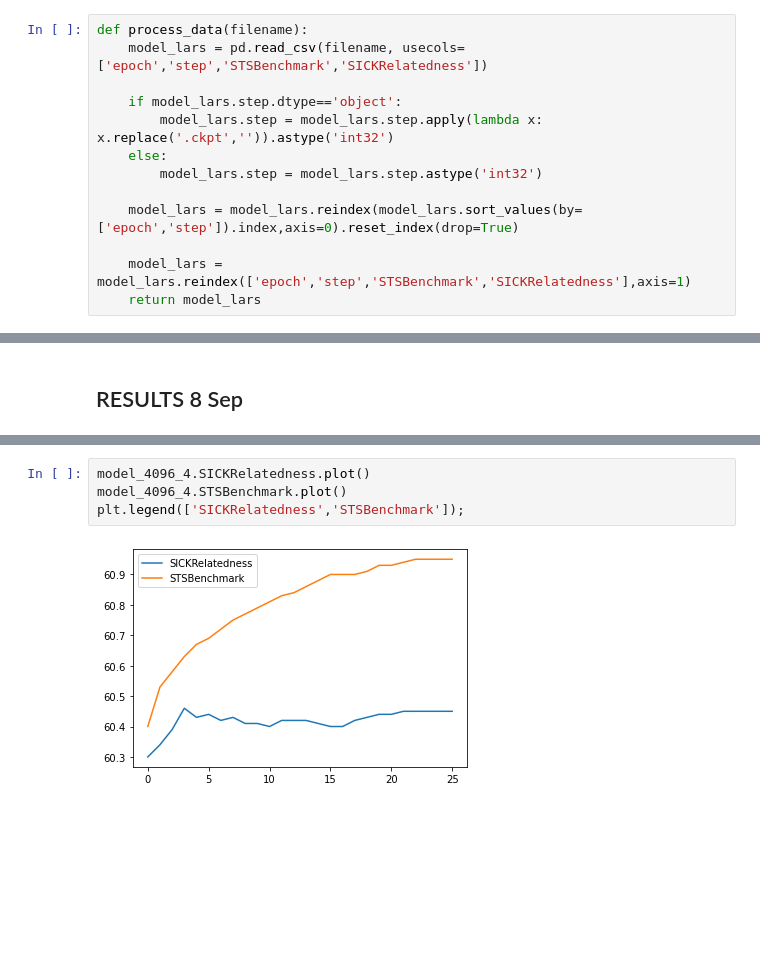
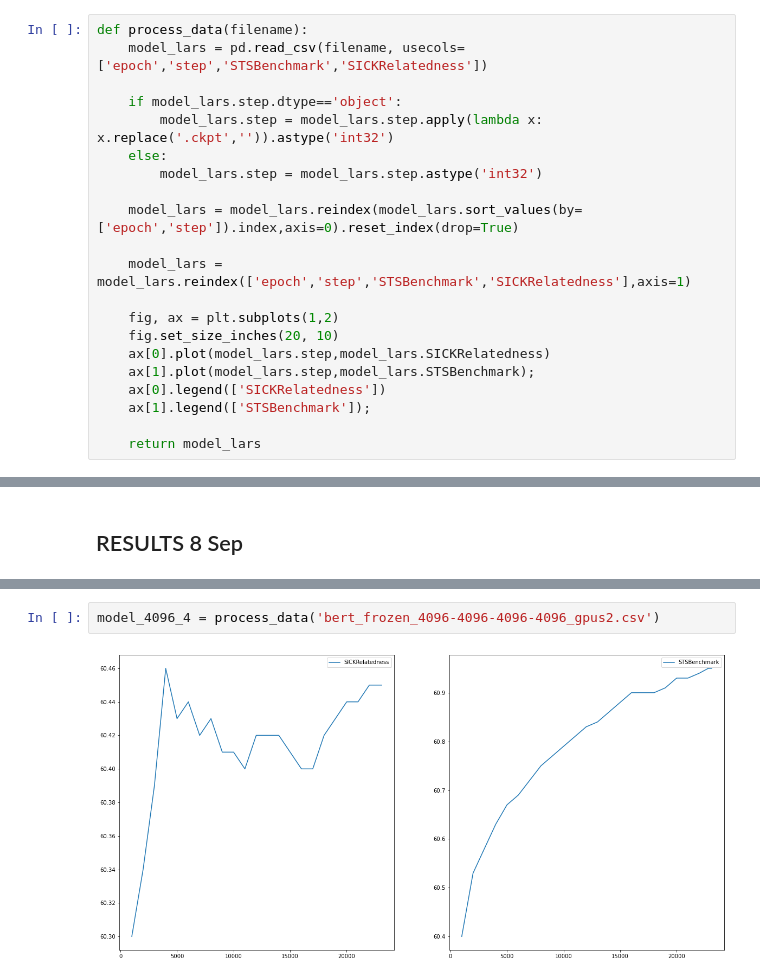
Before and after one commit to MaveriQ/barlowtwins, a Jupyter notebook: pl_model/senteval/result_plots.ipynb, the cells around one changed output, grey strips where cells are left out. Drawn from its saved outputs; the diff is of its cells as text; blank space fills up the shorter version.

```diff
--- a/pl_model/senteval/result_plots.ipynb
+++ b/pl_model/senteval/result_plots.ipynb
@@ -14,6 +14,14 @@ def process_data(filename):
     model_lars = model_lars.reindex(model_lars.sort_values(by=['epoch','step']).index,axis=0).reset_index(drop=True)
 
     model_lars = model_lars.reindex(['epoch','step','STSBenchmark','SICKRelatedness'],axis=1)
+
+    fig, ax = plt.subplots(1,2)
+    fig.set_size_inches(20, 10)
+    ax[0].plot(model_lars.step,model_lars.SICKRelatedness)
+    ax[1].plot(model_lars.step,model_lars.STSBenchmark);
+    ax[0].legend(['SICKRelatedness'])
+    ax[1].legend(['STSBenchmark']);
+
     return model_lars
 # %%
 model_lars = process_data('bert_frozen_bs1024_dropout0.1_lr1e-3_lambd1e-3_mlm0_gpus4_mean_all_fp16_l_a_r_s.csv')
@@ -121,7 +72,5 @@ plt.legend(['SICKRelatedness','STSBenchmark']);
 # %%
-model_4096_4.SICKRelatedness.plot()
-model_4096_4.STSBenchmark.plot()
-plt.legend(['SICKRelatedness','STSBenchmark']);
+model_4096_4 = process_data('bert_frozen_4096-4096-4096-4096_gpus2.csv')
 # %% [output]
-[figure, old version]
+[figure, new version]
 # %%
```
Also changed, not shown: parts of 37 cells of this notebook, 29 other files.
